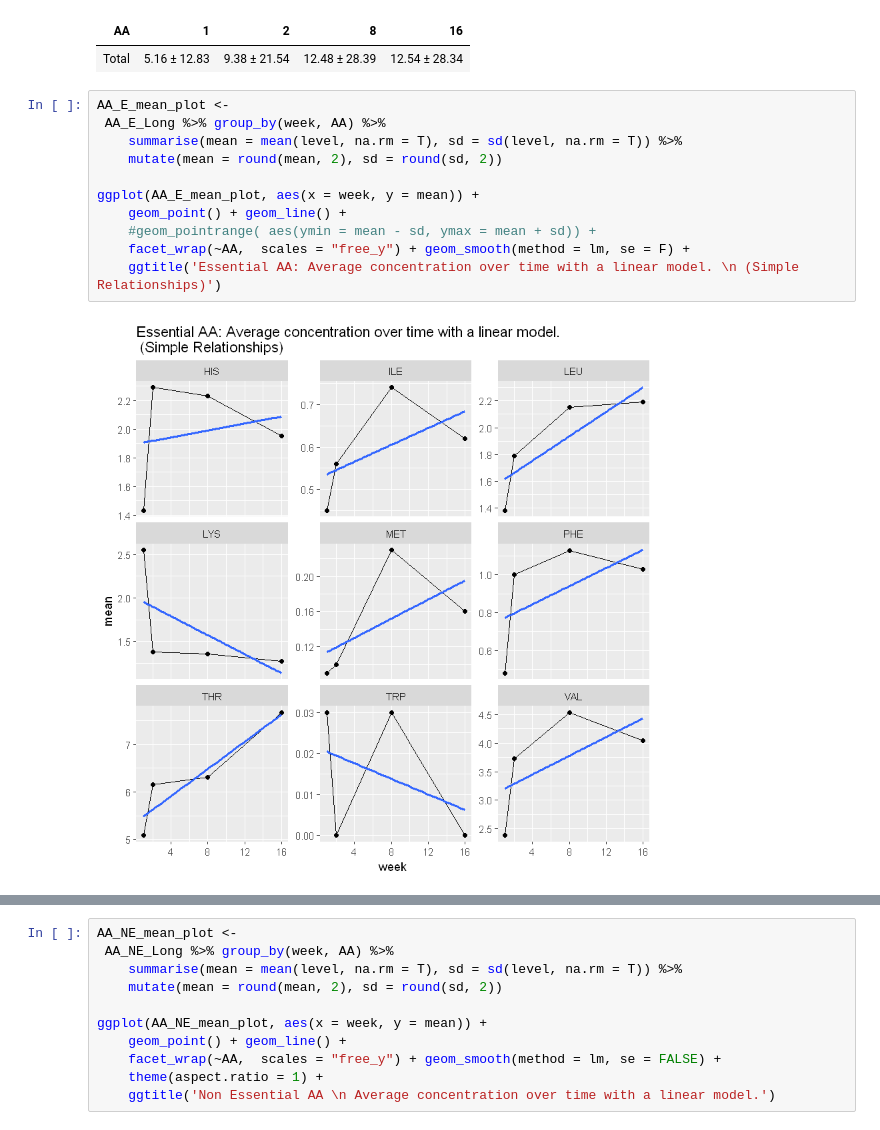
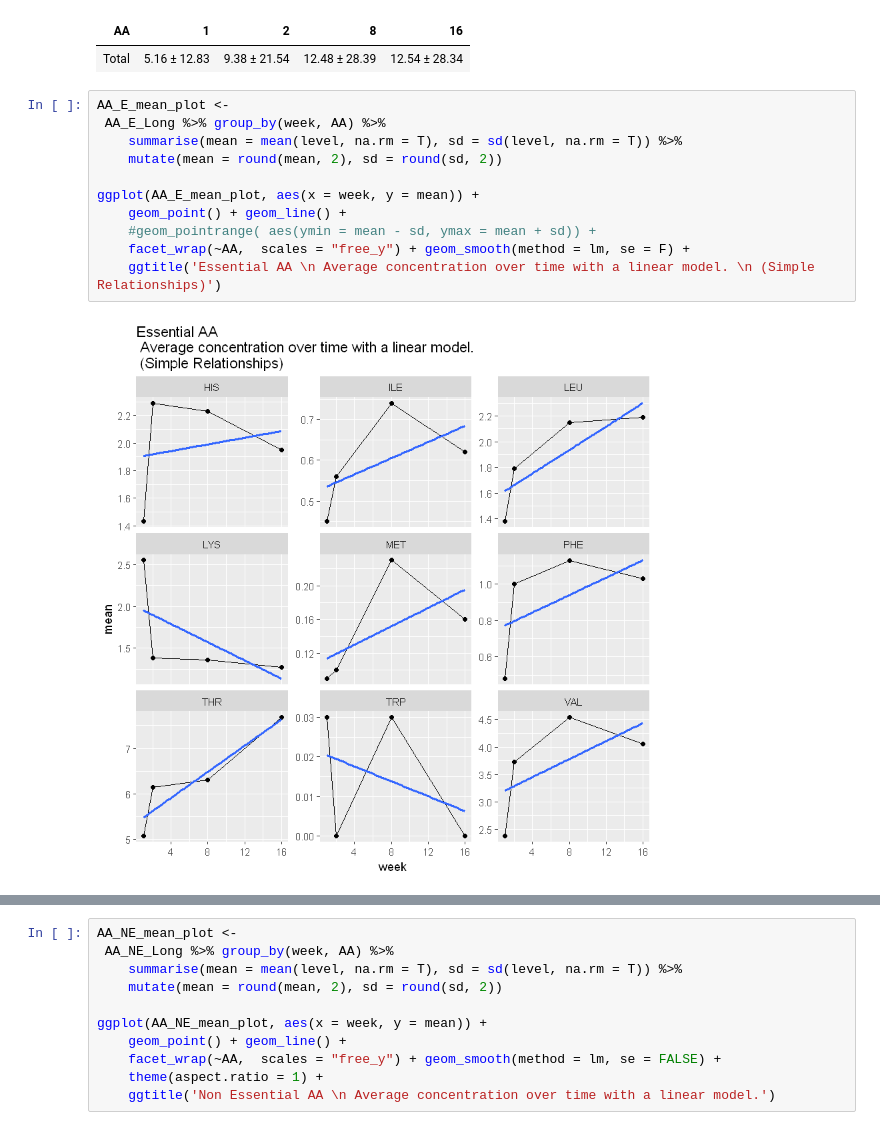
Before and after one commit to notblank/AA-leche-humana, a Jupyter notebook: Report Plots.ipynb, the cells around one changed output, grey strips where cells are left out. Drawn from its saved outputs; the diff is of its cells as text.

```diff
--- a/Report Plots.ipynb
+++ b/Report Plots.ipynb
@@ -331,16 +331,16 @@ cbind(AA = 'Total', dft)
 # %%
 AA_E_mean_plot <-
  AA_E_Long %>% group_by(week, AA) %>%
     summarise(mean = mean(level, na.rm = T), sd = sd(level, na.rm = T)) %>%
     mutate(mean = round(mean, 2), sd = round(sd, 2))
 
 ggplot(AA_E_mean_plot, aes(x = week, y = mean)) +
     geom_point() + geom_line() +
     #geom_pointrange( aes(ymin = mean - sd, ymax = mean + sd)) +
     facet_wrap(~AA,  scales = "free_y") + geom_smooth(method = lm, se = F) +
-    ggtitle('Essential AA: Average concentration over time with a linear model. \n (Simple Relationships)')
+    ggtitle('Essential AA \n Average concentration over time with a linear model. \n (Simple Relationships)')
 # %% [output]
-[figure, old version]
+[figure, new version]
 # %%
 # THR, VAL, LEU, PHE, LYS
 E_SIMPLE <- AA_E_mean_plot %>% filter(AA == 'THR' | AA == 'VAL' | AA == 'LEU' | AA == 'PHE' | AA == 'LYS') %>%
```
Also changed, not shown: parts of 18 cells of this notebook, 16 other files.
